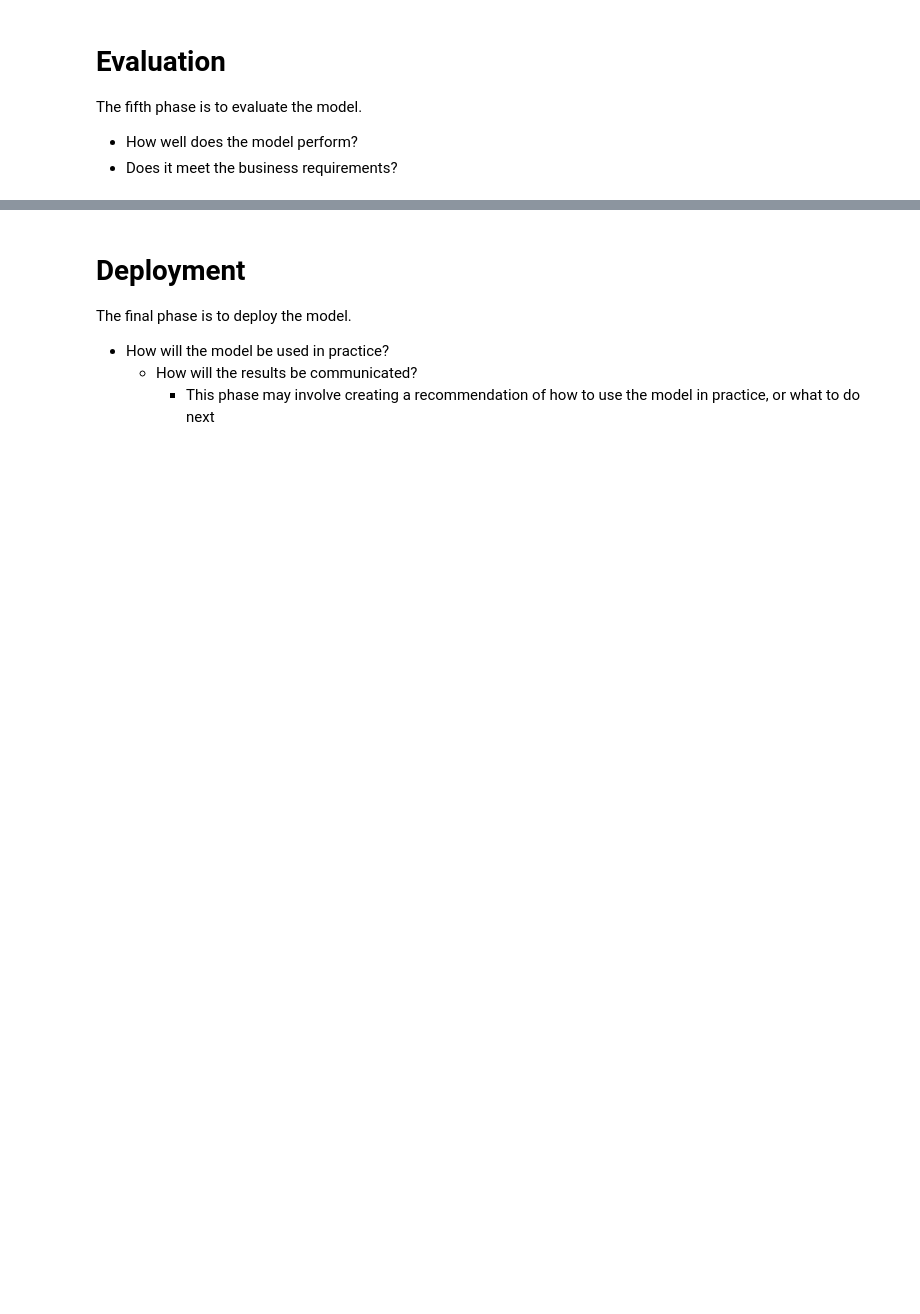
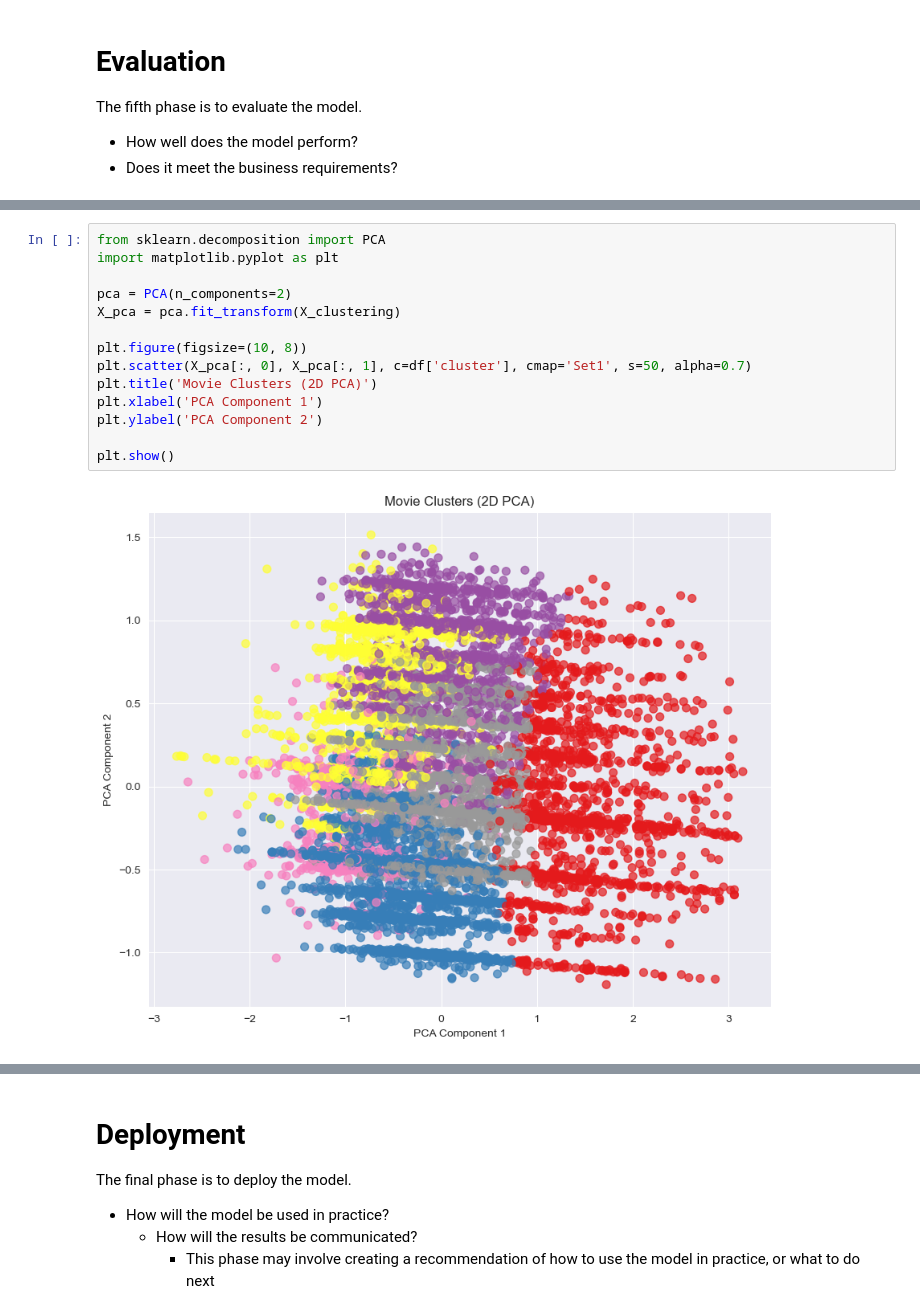
Before and after one commit to Islake/KoneOppiminen, a Jupyter notebook: tasks/Harjoitustyö.ipynb, the cells around one changed output, grey strips where cells are left out. Drawn from its saved outputs; the diff is of its cells as text; blank space fills up the shorter version.

```diff
--- a/tasks/Harjoitustyö.ipynb
+++ b/tasks/Harjoitustyö.ipynb
@@ -445,0 +615,16 @@ The fifth phase is to evaluate the model.
+# %%
+from sklearn.decomposition import PCA
+import matplotlib.pyplot as plt
+
+pca = PCA(n_components=2)
+X_pca = pca.fit_transform(X_clustering)
+
+plt.figure(figsize=(10, 8))
+plt.scatter(X_pca[:, 0], X_pca[:, 1], c=df['cluster'], cmap='Set1', s=50, alpha=0.7)
+plt.title('Movie Clusters (2D PCA)')
+plt.xlabel('PCA Component 1')
+plt.ylabel('PCA Component 2')
+
+plt.show()
+# %% [output]
+[figure, added]
```
Also changed, not shown: parts of 13 cells of this notebook.
